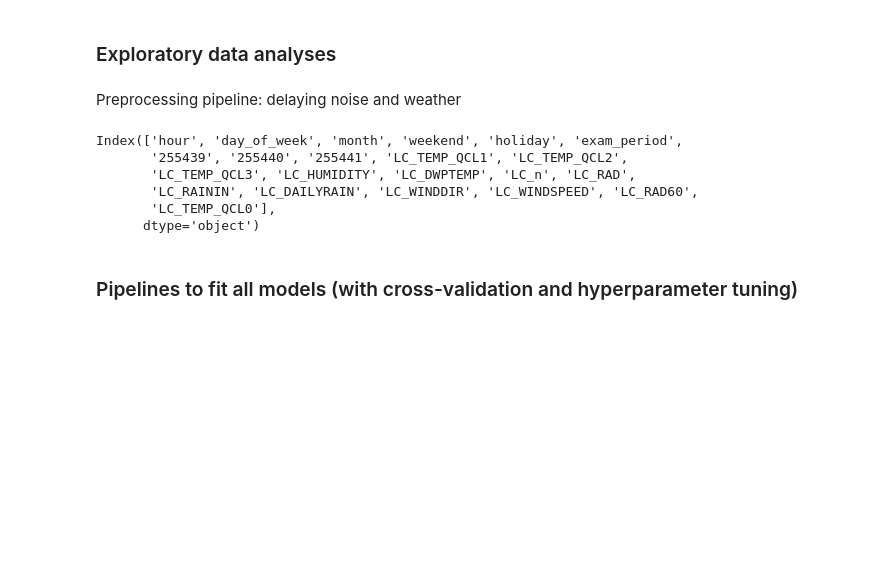
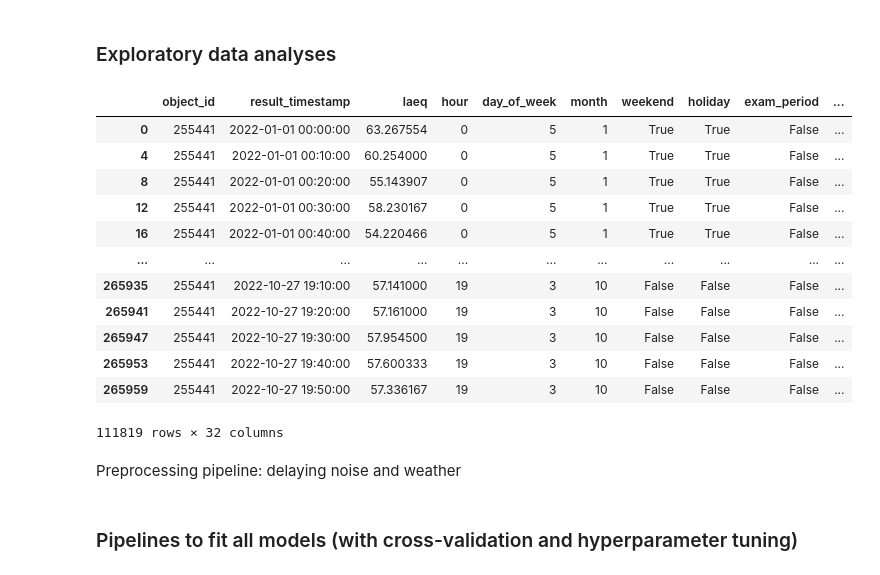
Before and after one commit to IvanaOsredek/ModernDataAnalyticsProject, a Jupyter notebook: MDA_main_notebook.ipynb, the cells around one changed output. Drawn from its saved outputs; the diff is of its cells as text; code cells hidden in the pictures; blank space fills up the shorter version.

```diff
--- a/MDA_main_notebook.ipynb
+++ b/MDA_main_notebook.ipynb
@@ -27,7 +27,5 @@ from sklearn.model_selection import KFold
 # %% [markdown]
 ### Loading data and adding time-related features
 # %%
-df = pd.read_csv("C:\\Users\Arthur\hello\\final_df.csv", delimiter=";")
-df['result_timestamp'] = pd.to_datetime(df['result_timestamp'], format='%Y-%m-%d %H:%M:%S')
-#select only three locations close to Oude Markt
-df = df[df['object_id']<255442]
+final_df = pd.read_csv("C:\\Users\Arthur\hello\\final_df.csv", delimiter=";")
+final_df['result_timestamp'] = pd.to_datetime(final_df['result_timestamp'], format='%Y-%m-%d %H:%M:%S')
@@ -52,5 +31,0 @@ Test split (reserve last 20% of time series data, with a 1 week gap in between)
-# %%
-# creating train/validation data and test data
-df_first80 = df.iloc[:102224,:]
-df_last20 = df.iloc[105249:,:]
-df_last20
@@ -70,0 +34,11 @@ df_last20
+# %%
+#create noise df from first 80%
+def split8020(df):
+    first80 = int(len(df) * 0.8)
+    last20 = int(len(df) * 0.2)
+    df_first80 = df.iloc[:first80,]
+    df_last20 = df.iloc[last20:,]
+
+    return df_first80, df_last20
+
+final_df_first80, final_df_last20 = split8020(final_df)
@@ -73,3 +71,19 @@ df_last20
+# %%
+final_df_first80
+# %% [output]
+|  | object_id | result_timestamp | laeq | hour | day_of_week | month | weekend | holiday | exam_period | ... |
+| 0 | 255441 | 2022-01-01 00:00:00 | 63.267554 | 0 | 5 | 1 | True | True | False | ... |
+| 4 | 255441 | 2022-01-01 00:10:00 | 60.254000 | 0 | 5 | 1 | True | True | False | ... |
+| 8 | 255441 | 2022-01-01 00:20:00 | 55.143907 | 0 | 5 | 1 | True | True | False | ... |
+| 12 | 255441 | 2022-01-01 00:30:00 | 58.230167 | 0 | 5 | 1 | True | True | False | ... |
+| 16 | 255441 | 2022-01-01 00:40:00 | 54.220466 | 0 | 5 | 1 | True | True | False | ... |
+| ... | ... | ... | ... | ... | ... | ... | ... | ... | ... | ... |
+| 265935 | 255441 | 2022-10-27 19:10:00 | 57.141000 | 19 | 3 | 10 | False | False | False | ... |
+| 265941 | 255441 | 2022-10-27 19:20:00 | 57.161000 | 19 | 3 | 10 | False | False | False | ... |
+| 265947 | 255441 | 2022-10-27 19:30:00 | 57.954500 | 19 | 3 | 10 | False | False | False | ... |
+| 265953 | 255441 | 2022-10-27 19:40:00 | 57.600333 | 19 | 3 | 10 | False | False | False | ... |
+| 265959 | 255441 | 2022-10-27 19:50:00 | 57.336167 | 19 | 3 | 10 | False | False | False | ... |
+111819 rows × 32 columns
 # %% [markdown]
 Preprocessing pipeline: delaying noise and weather
 # %%
@@ -125,12 +141,3 @@ merged_df, X, y = delay_noise_weather(df_first80)
-# %%
-X.columns
-# %% [output]
-Index(['hour', 'day_of_week', 'month', 'weekend', 'holiday', 'exam_period',
-       '255439', '255440', '255441', 'LC_TEMP_QCL1', 'LC_TEMP_QCL2',
-       'LC_TEMP_QCL3', 'LC_HUMIDITY', 'LC_DWPTEMP', 'LC_n', 'LC_RAD',
-       'LC_RAININ', 'LC_DAILYRAIN', 'LC_WINDDIR', 'LC_WINDSPEED', 'LC_RAD60',
-       'LC_TEMP_QCL0'],
-      dtype='object')
 # %% [markdown]
 ### Pipelines to fit all models (with cross-validation and hyperparameter tuning)
 # %% [markdown]
```
Also changed, not shown: parts of 14 cells of this notebook.
